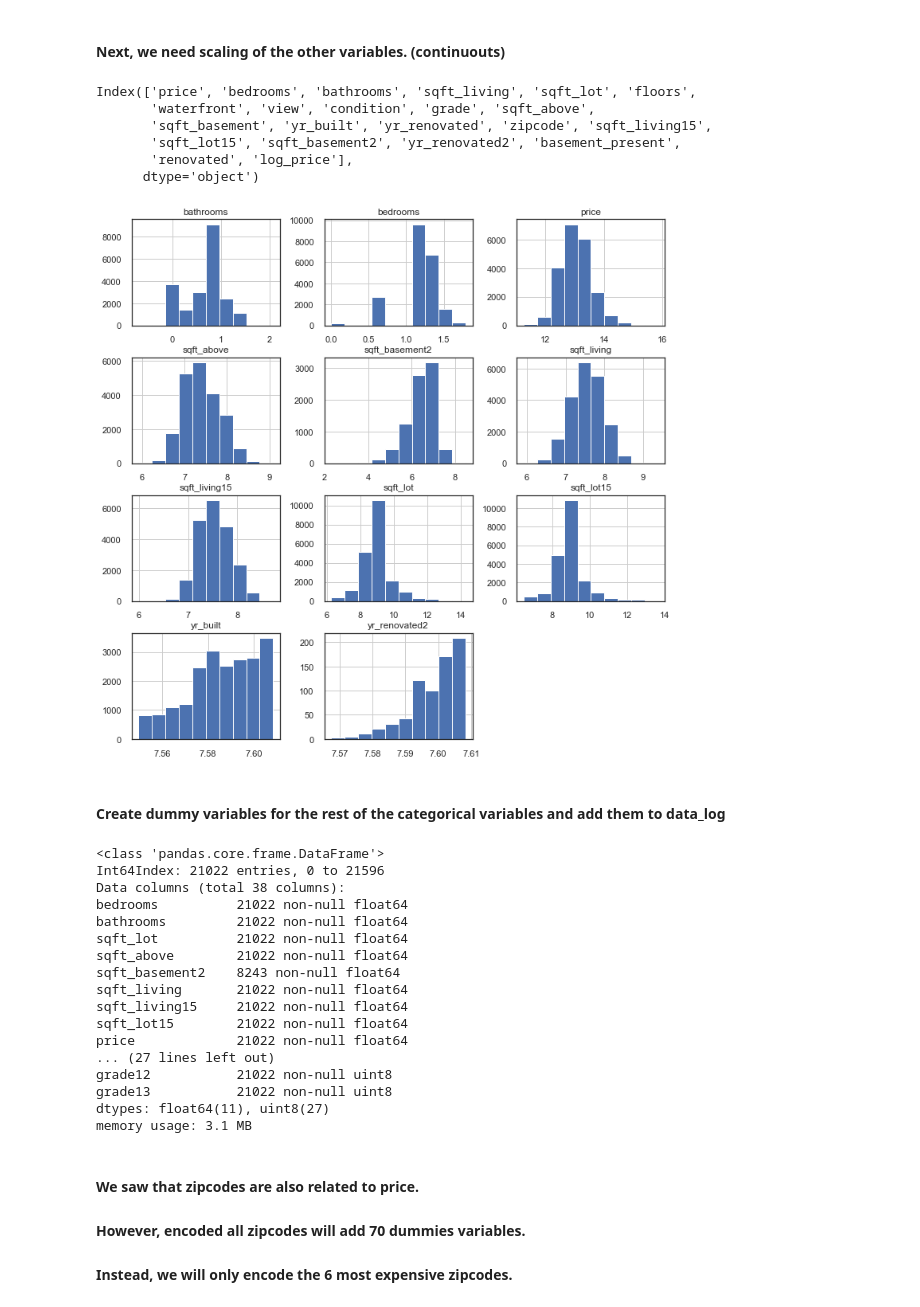
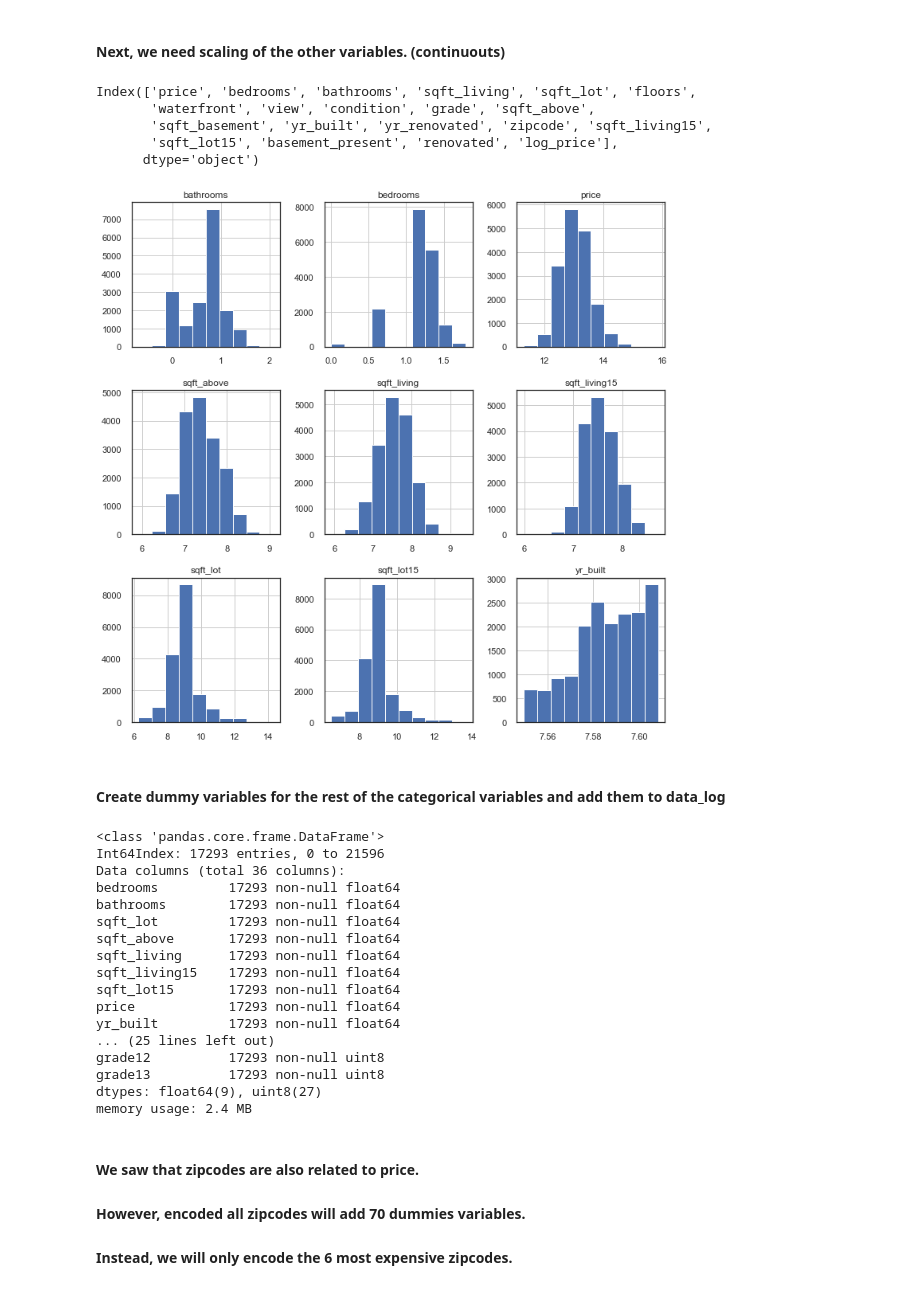
Before and after one commit to joongsukjin/dsc-1-final-project-online-ds-pt-100118, a Jupyter notebook: student.ipynb, the cells around one changed output. Drawn from its saved outputs; the diff is of its cells as text; code cells hidden in the pictures.

```diff
--- a/student.ipynb
+++ b/student.ipynb
@@ -451,3 +451,5 @@ yr_renovated2       20360
 basement_present        0
 renovated               0
 dtype: int64
+# %%
+data.drop(['sqft_basement2', 'yr_renovated2'], axis=1, inplace = True)
@@ -453,0 +460,2 @@ dtype: int64
+# %%
+data = data[~data.yr_renovated.isna()]
@@ -649,34 +706,31 @@ data.columns
 Index(['price', 'bedrooms', 'bathrooms', 'sqft_living', 'sqft_lot', 'floors',
        'waterfront', 'view', 'condition', 'grade', 'sqft_above',
        'sqft_basement', 'yr_built', 'yr_renovated', 'zipcode', 'sqft_living15',
-       'sqft_lot15', 'sqft_basement2', 'yr_renovated2', 'basement_present',
-       'renovated', 'log_price'],
+       'sqft_lot15', 'basement_present', 'renovated', 'log_price'],
       dtype='object')
 # %%
 data_log = pd.DataFrame([])
 
 data_log['bedrooms'] = np.log(data['bedrooms'])
 data_log['bathrooms'] = np.log(data['bathrooms'])
 
 
 data_log['sqft_lot'] = np.log(data['sqft_lot'])
 data_log['sqft_above'] = np.log(data['sqft_above'])
-data_log['sqft_basement2'] = np.log(data['sqft_basement2'])
 data_log['sqft_living'] = np.log(data['sqft_living'])
 data_log['sqft_living15'] = np.log(data['sqft_living15'])
 data_log['sqft_lot'] = np.log(data['sqft_lot'])
 data_log['sqft_lot15'] = np.log(data['sqft_lot15'])
 
 data_log['price'] = np.log(data['price'])
 
 data_log['yr_built'] = np.log(data['yr_built'])
-data_log['yr_renovated2'] = np.log(data['yr_renovated2'])
 
 data_log.hist(figsize=[12,12]);
 
 # Confirmed that the variables are a lot more normally distributed
 # %% [output]
-[figure, old version]
+[figure, new version]
 # %% [markdown]
 #### Create dummy variables for the rest of the categorical variables and add them to data_log
 # %%
@@ -690,22 +744,22 @@ for cc in categorial_cols:
 data_log.info() # great! new data set to do OLS
 # %% [output]
 <class 'pandas.core.frame.DataFrame'>
-Int64Index: 21022 entries, 0 to 21596
-Data columns (total 38 columns):
-bedrooms          21022 non-null float64
-bathrooms         21022 non-null float64
-sqft_lot          21022 non-null float64
-sqft_above        21022 non-null float64
-sqft_basement2    8243 non-null float64
-sqft_living       21022 non-null float64
-sqft_living15     21022 non-null float64
-sqft_lot15        21022 non-null float64
-price             21022 non-null float64
-... (27 lines left out)
-grade12           21022 non-null uint8
-grade13           21022 non-null uint8
-dtypes: float64(11), uint8(27)
-memory usage: 3.1 MB
+Int64Index: 17293 entries, 0 to 21596
+Data columns (total 36 columns):
+bedrooms         17293 non-null float64
+bathrooms        17293 non-null float64
+sqft_lot         17293 non-null float64
+sqft_above       17293 non-null float64
+sqft_living      17293 non-null float64
+sqft_living15    17293 non-null float64
+sqft_lot15       17293 non-null float64
+price            17293 non-null float64
+yr_built         17293 non-null float64
+... (25 lines left out)
+grade12          17293 non-null uint8
+grade13          17293 non-null uint8
+dtypes: float64(9), uint8(27)
+memory usage: 2.4 MB
 # %% [markdown]
 #### We saw that zipcodes are also related to price.
 #### However, encoded all zipcodes will add 70 dummies variables.
```
Also changed, not shown: parts of 61 cells of this notebook, 1 other file.
